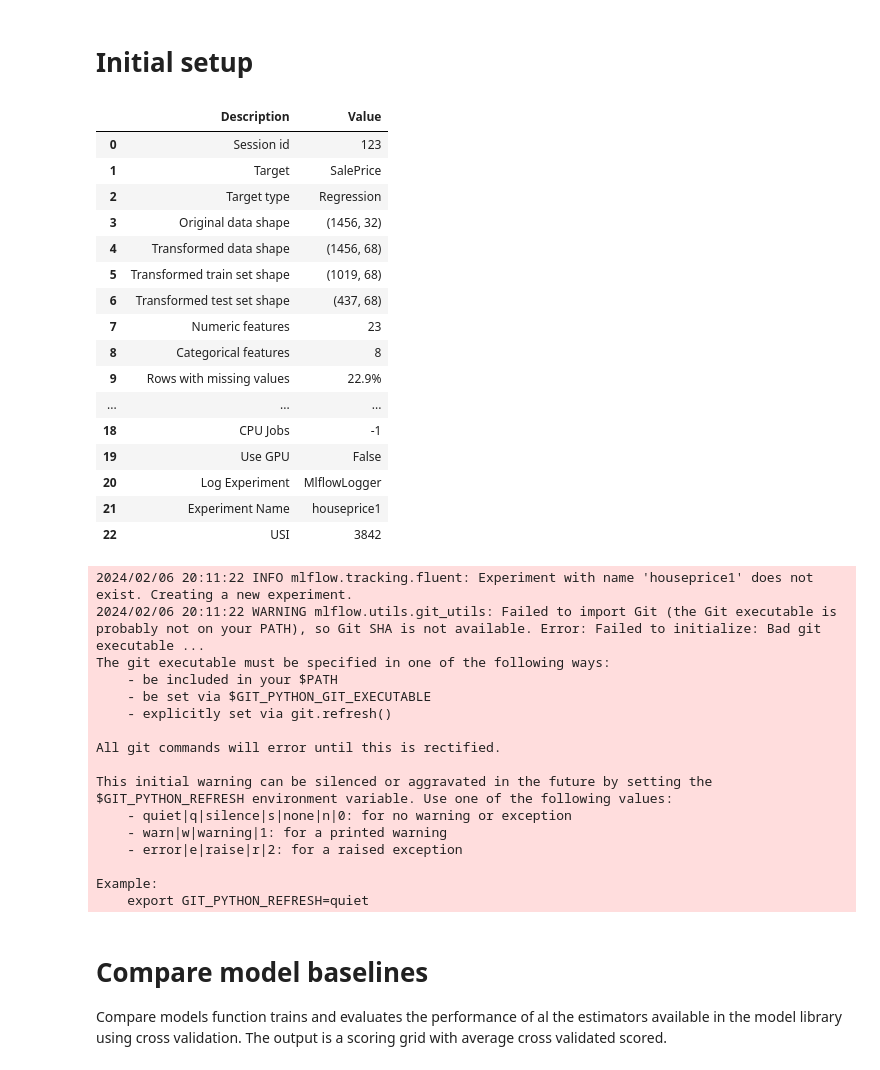
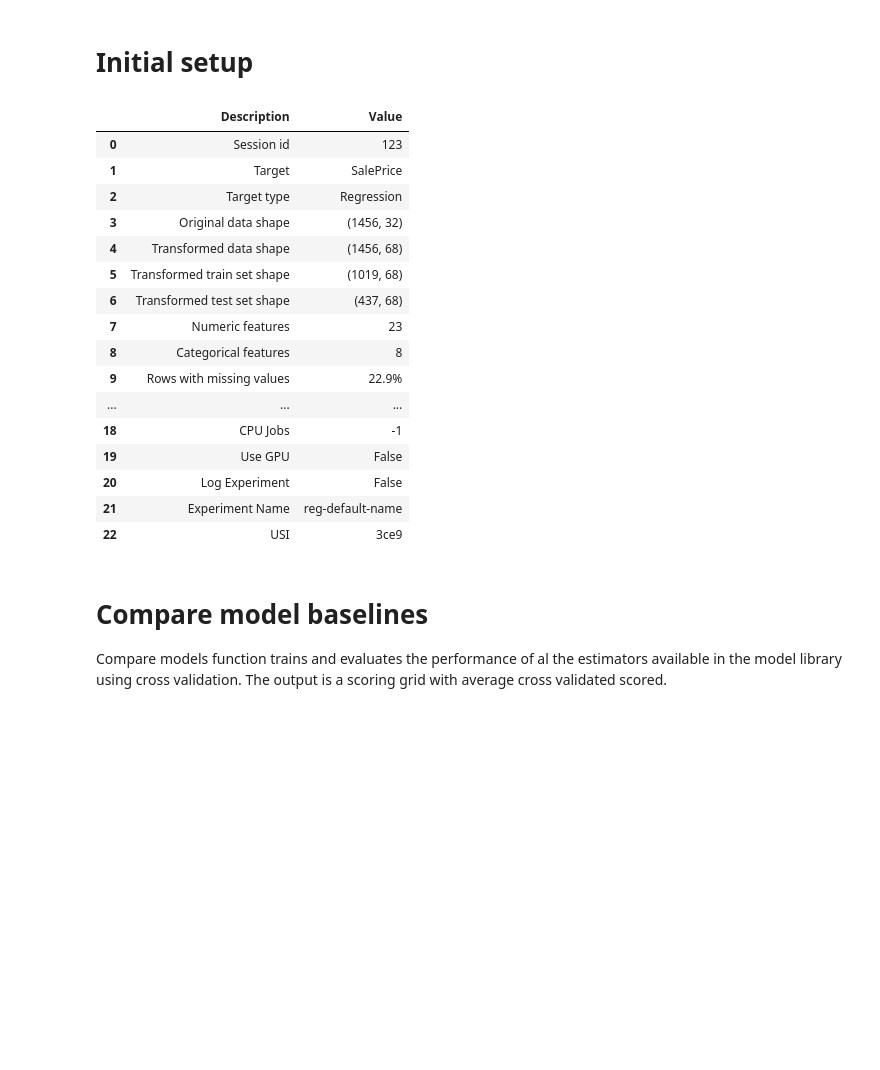
Before and after one commit to josegerman/Deployed-Application-HuggingFace, a Jupyter notebook: PyCaret_Regression.ipynb, the cells around one changed output. Drawn from its saved outputs; the diff is of its cells as text; code cells hidden in the pictures; blank space fills up the shorter version.

```diff
--- a/PyCaret_Regression.ipynb
+++ b/PyCaret_Regression.ipynb
@@ -64,46 +64,29 @@ housedata.head()
 # %%
 # Inial setup of regression ML project. First command uses MLFlow to log experiment
 
 from pycaret.regression import *
-reg1 = setup(housedata, target='SalePrice', session_id=123, log_experiment=True, experiment_name='houseprice1')
+#reg1 = setup(housedata, target='SalePrice', session_id=123, log_experiment=True, experiment_name='houseprice1')
 
 # Below code line is similar to above except here we don't need MLFLow to log the experiment
-#reg1 = setup(housedata, target='SalePrice', session_id=123)
+reg1 = setup(housedata, target='SalePrice', session_id=123)
 # %% [output]
 |  | Description | Value |
 | 0 | Session id | 123 |
 | 1 | Target | SalePrice |
 | 2 | Target type | Regression |
 | 3 | Original data shape | (1456, 32) |
 | 4 | Transformed data shape | (1456, 68) |
 | 5 | Transformed train set shape | (1019, 68) |
 | 6 | Transformed test set shape | (437, 68) |
 | 7 | Numeric features | 23 |
 | 8 | Categorical features | 8 |
 | 9 | Rows with missing values | 22.9% |
 | ... | ... | ... |
 | 18 | CPU Jobs | -1 |
 | 19 | Use GPU | False |
-| 20 | Log Experiment | MlflowLogger |
-| 21 | Experiment Name | houseprice1 |
-| 22 | USI | 3842 |
+| 20 | Log Experiment | False |
+| 21 | Experiment Name | reg-default-name |
+| 22 | USI | 3ce9 |
-2024/02/06 20:11:22 INFO mlflow.tracking.fluent: Experiment with name 'houseprice1' does not exist. Creating a new experiment.
-2024/02/06 20:11:22 WARNING mlflow.utils.git_utils: Failed to import Git (the Git executable is probably not on your PATH), so Git SHA is not available. Error: Failed to initialize: Bad git executable ...
-The git executable must be specified in one of the following ways:
-    - be included in your $PATH
-    - be set via $GIT_PYTHON_GIT_EXECUTABLE
-    - explicitly set via git.refresh()
-
-All git commands will error until this is rectified.
-
-This initial warning can be silenced or aggravated in the future by setting the
-$GIT_PYTHON_REFRESH environment variable. Use one of the following values:
-    - quiet|q|silence|s|none|n|0: for no warning or exception
-    - warn|w|warning|1: for a printed warning
-    - error|e|raise|r|2: for a raised exception
-
-Example:
-    export GIT_PYTHON_REFRESH=quiet
 # %% [markdown]
 # Compare model baselines
 Compare models function trains and evaluates the performance of al the estimators available in the model library using cross validation. The output is a scoring grid with average cross validated scored.
```
Also changed, not shown: parts of 21 cells of this notebook, 41 other files.
